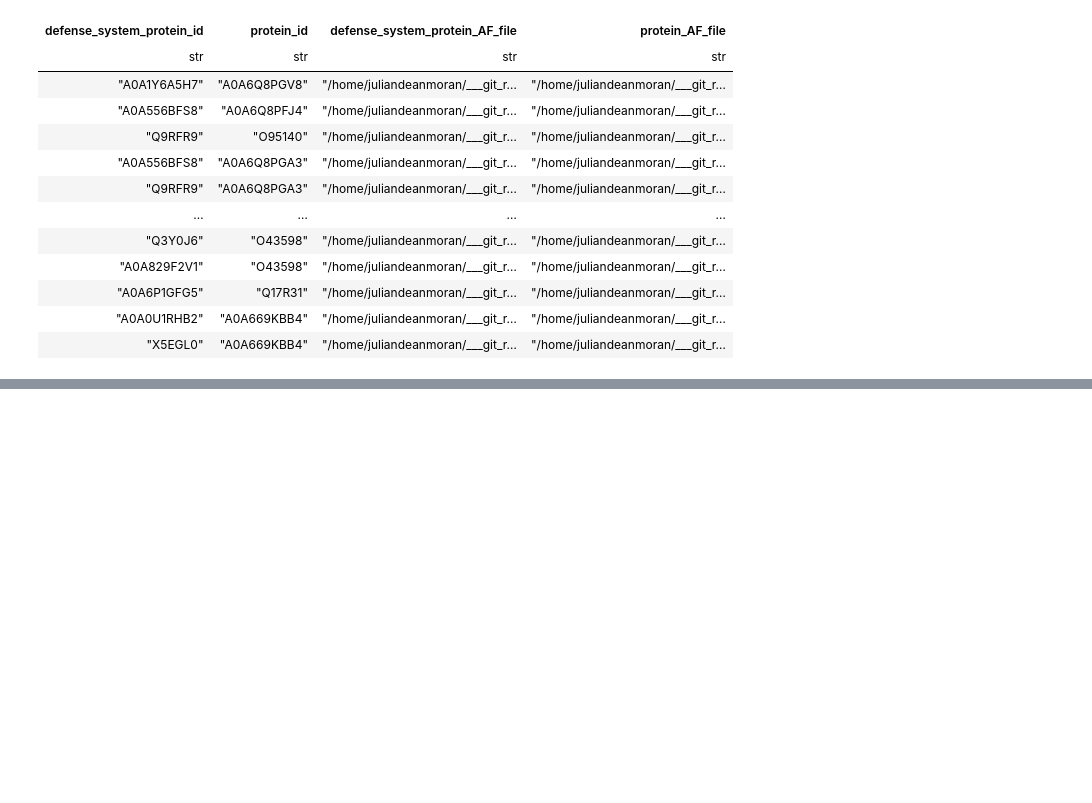
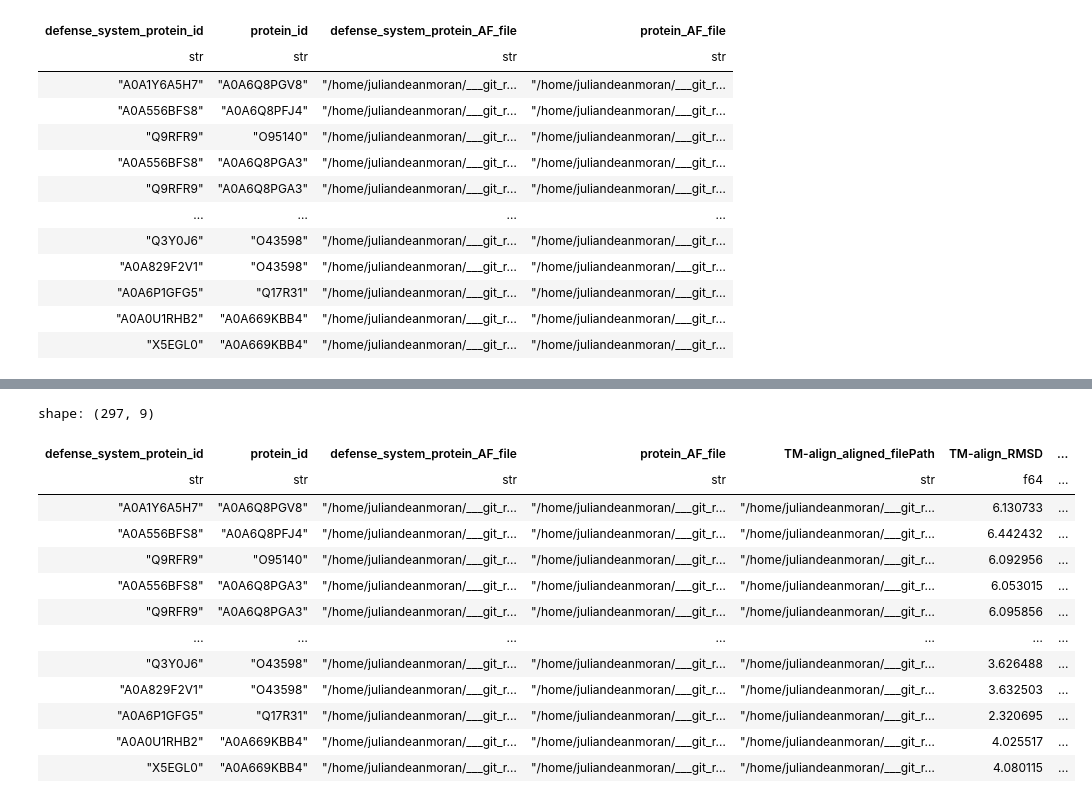
Before and after one commit to juliandeanmoran/BISSH, a Jupyter notebook: testing/test_tm-align.ipynb, the cells around one changed output, grey strips where cells are left out. Drawn from its saved outputs; the diff is of its cells as text; code cells hidden in the pictures; blank space fills up the shorter version.

```diff
--- a/testing/test_tm-align.ipynb
+++ b/testing/test_tm-align.ipynb
@@ -299,0 +355,22 @@ def get_tm_alignments(
+# %%
+df_tm_align = df_tm_align.rename({
+    "Aligned_residues": "Query_aligned_residues",
+    "Seq_identity_over_aligned_region": "Target_aligned_residues"
+})
+
+df_tm_align
+# %% [output]
+shape: (297, 9)
+| defense_system_protein_id | protein_id | defense_system_protein_AF_file | protein_AF_file | TM-align_aligned_filePath | TM-align_RMSD | ... |
+| str | str | str | str | str | f64 | ... |
+| "A0A1Y6A5H7" | "A0A6Q8PGV8" | "/home/juliandeanmoran/___git_r… | "/home/juliandeanmoran/___git_r… | "/home/juliandeanmoran/___git_r… | 6.130733 | ... |
+| "A0A556BFS8" | "A0A6Q8PFJ4" | "/home/juliandeanmoran/___git_r… | "/home/juliandeanmoran/___git_r… | "/home/juliandeanmoran/___git_r… | 6.442432 | ... |
+| "Q9RFR9" | "O95140" | "/home/juliandeanmoran/___git_r… | "/home/juliandeanmoran/___git_r… | "/home/juliandeanmoran/___git_r… | 6.092956 | ... |
+| "A0A556BFS8" | "A0A6Q8PGA3" | "/home/juliandeanmoran/___git_r… | "/home/juliandeanmoran/___git_r… | "/home/juliandeanmoran/___git_r… | 6.053015 | ... |
+| "Q9RFR9" | "A0A6Q8PGA3" | "/home/juliandeanmoran/___git_r… | "/home/juliandeanmoran/___git_r… | "/home/juliandeanmoran/___git_r… | 6.095856 | ... |
+| … | … | … | … | … | … | ... |
+| "Q3Y0J6" | "O43598" | "/home/juliandeanmoran/___git_r… | "/home/juliandeanmoran/___git_r… | "/home/juliandeanmoran/___git_r… | 3.626488 | ... |
+| "A0A829F2V1" | "O43598" | "/home/juliandeanmoran/___git_r… | "/home/juliandeanmoran/___git_r… | "/home/juliandeanmoran/___git_r… | 3.632503 | ... |
+| "A0A6P1GFG5" | "Q17R31" | "/home/juliandeanmoran/___git_r… | "/home/juliandeanmoran/___git_r… | "/home/juliandeanmoran/___git_r… | 2.320695 | ... |
+| "A0A0U1RHB2" | "A0A669KBB4" | "/home/juliandeanmoran/___git_r… | "/home/juliandeanmoran/___git_r… | "/home/juliandeanmoran/___git_r… | 4.025517 | ... |
+| "X5EGL0" | "A0A669KBB4" | "/home/juliandeanmoran/___git_r… | "/home/juliandeanmoran/___git_r… | "/home/juliandeanmoran/___git_r… | 4.080115 | ... |
```
Also changed, not shown: parts of 5 cells of this notebook, 2 other files.
